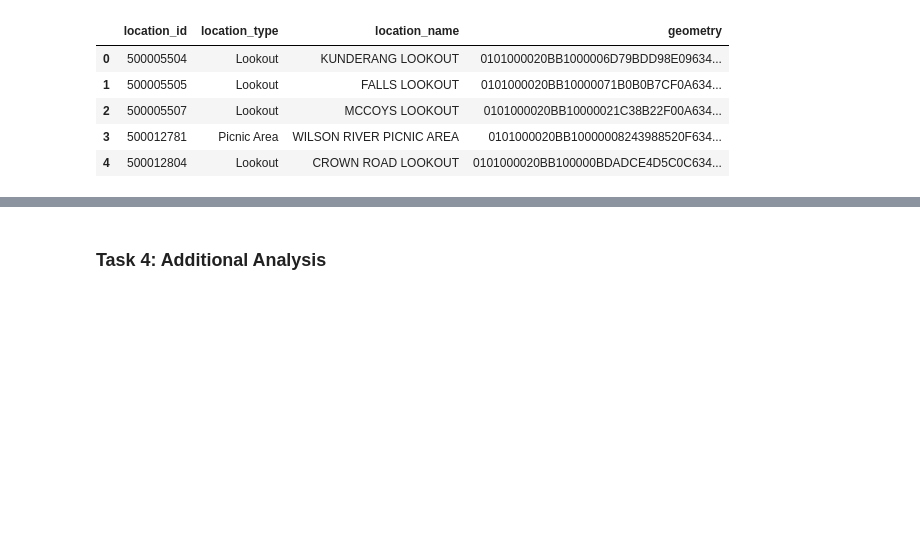
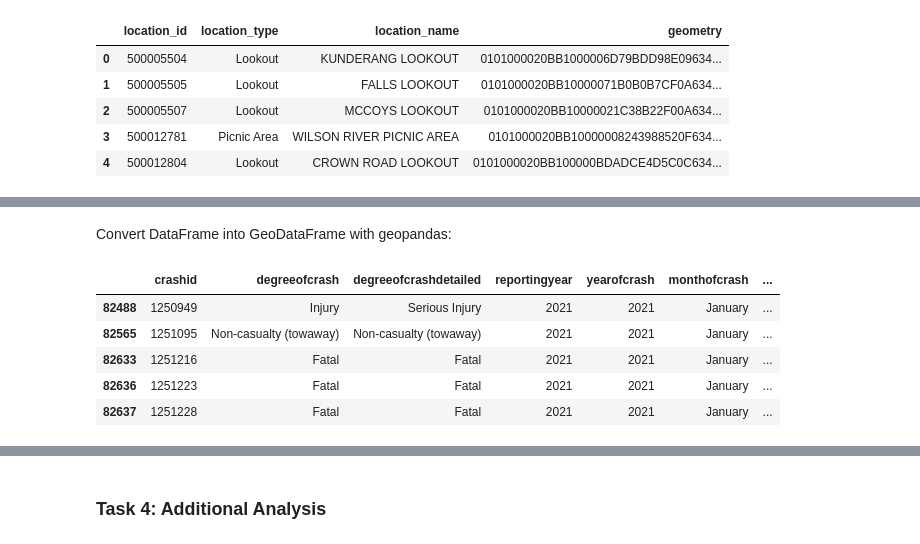
Before and after one commit to FixItChris/DATA2901, a Jupyter notebook: Report.ipynb, the cells around one changed output, grey strips where cells are left out. Saved outputs shown, nothing was run; the diff lists cells and outputs as text; code cells hidden in the pictures; blank space fills up the shorter version.

Commit message:
adding crashes dataset

```diff
--- a/Report.ipynb
+++ b/Report.ipynb
@@ -992,0 +1002,6 @@ query(conn, "SELECT * FROM features LIMIT 5;")
+# %%
+#reading in the data
+crashes = pd.read_excel("crashes.xlsx")
+print(crashes.shape)
+print(crashes.columns)
+print(crashes.dtypes)
@@ -992,0 +1026,18 @@ query(conn, "SELECT * FROM features LIMIT 5;")
+# %% [markdown]
+Convert DataFrame into GeoDataFrame with geopandas:
+# %%
+#convert into gdf
+crashes_gdf = gpd.GeoDataFrame(crashes, geometry = gpd.points_from_xy(crashes.Longitude, crashes.Latitude)).set_crs(epsg=4326)
+
+#remove unnecessary columns and rows
+crashes_gdf.columns = [c.lower().replace(' ', '').replace('-', '').replace('.', '') for c in crashes_gdf.columns]
+crashes_gdf.drop(crashes_gdf[crashes_gdf.yearofcrash != 2021].index, inplace=True)
+crashes_gdf.drop(columns=['latitude', 'longitude', 'streetofcrash', 'streettype', 'twohourintervals', 'distance', 'direction', 'identifyingfeature', 'identifyingfeaturetype', 'town', 'routeno', 'schoolzonelocation', 'schoolzoneactive', 'typeoflocation', 'urbanisation', 'conurbation1', 'alignment', 'primarypermanentfeature', 'primarytemporaryfeature', 'primaryhazardousfeature', 'streetlighting', 'roadsurface', 'surfacecondition', 'weather', 'naturallighting', 'signalsoperation', 'othertrafficcontrol', 'speedlimit', 'roadclassification(admin)', 'rumcode', 'rumdescription', 'dcacode', 'dcadescription', 'dcasupplement', 'firstimpacttype', 'keytutype', 'othertutype'], inplace=True)
+crashes_gdf.head()
+# %% [output]
+|  | crashid | degreeofcrash | degreeofcrashdetailed | reportingyear | yearofcrash | monthofcrash | ... |
+| 82488 | 1250949 | Injury | Serious Injury | 2021 | 2021 | January | ... |
+| 82565 | 1251095 | Non-casualty (towaway) | Non-casualty (towaway) | 2021 | 2021 | January | ... |
+| 82633 | 1251216 | Fatal | Fatal | 2021 | 2021 | January | ... |
+| 82636 | 1251223 | Fatal | Fatal | 2021 | 2021 | January | ... |
+| 82637 | 1251228 | Fatal | Fatal | 2021 | 2021 | January | ... |
```
Also changed, not shown: parts of 8 cells of this notebook, 1 other file.
